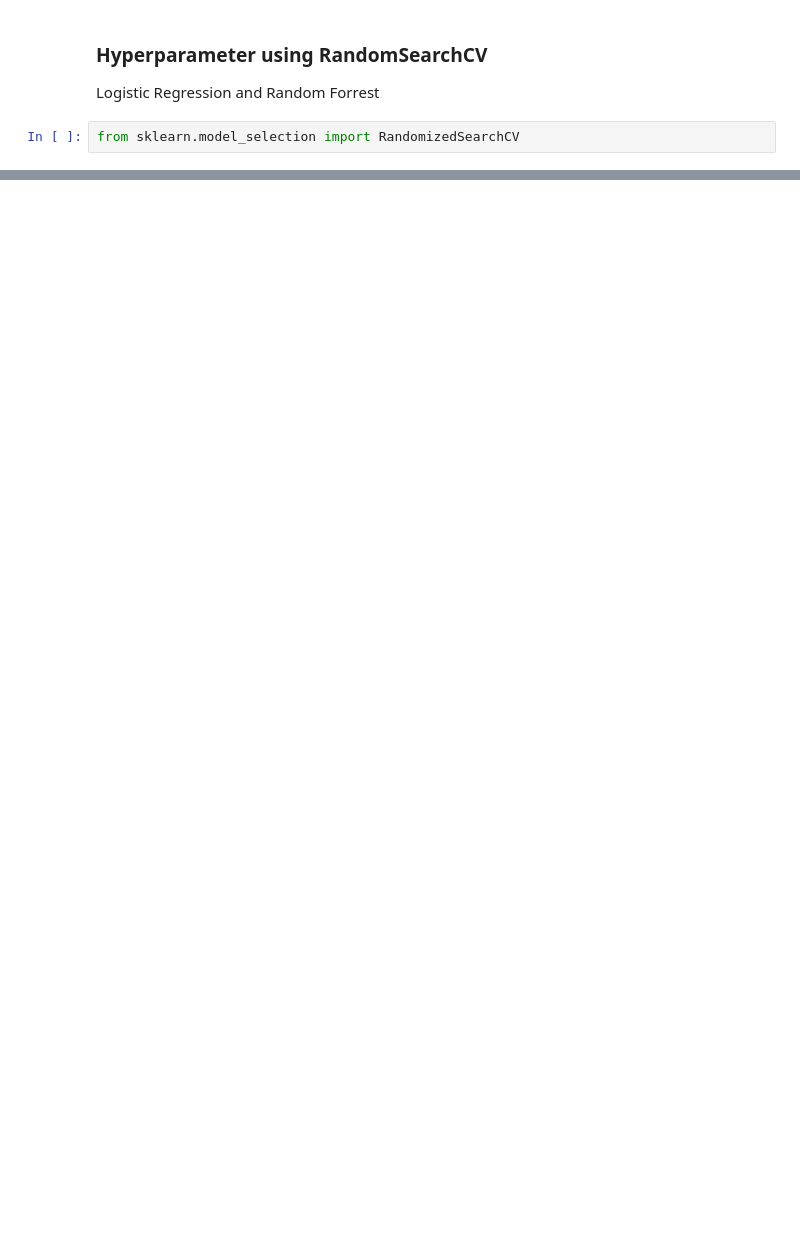
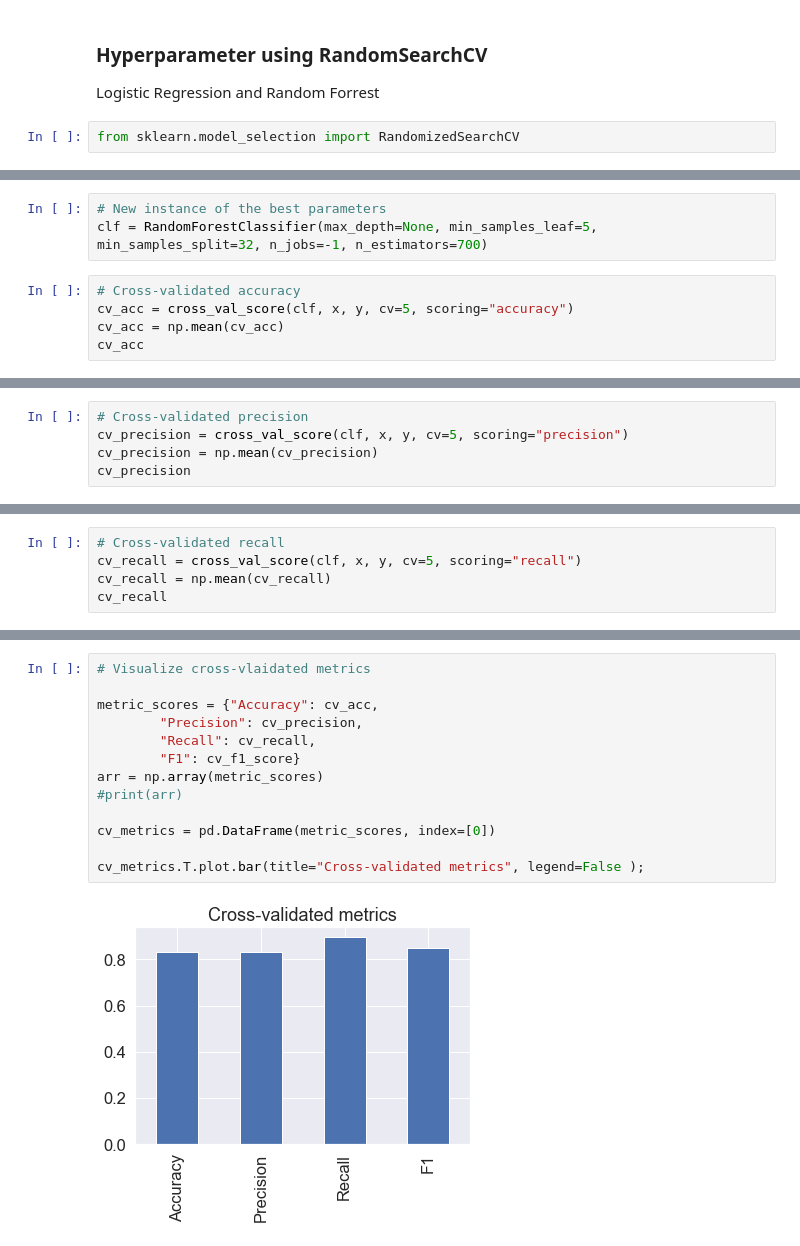
Before and after one commit to LM-01/ML_heart_disease_classification, a Jupyter notebook: Heart_Disease_Classification.ipynb, the cells around one changed output, grey strips where cells are left out. Cells and saved outputs as stored; diff of their text form; blank space fills up the shorter version.

```diff
--- a/Heart_Disease_Classification.ipynb
+++ b/Heart_Disease_Classification.ipynb
@@ -232,0 +397,8 @@ rs_log_reg.score(X_test, y_test)
+# %%
+# New instance of the best parameters
+clf = RandomForestClassifier(max_depth=None, min_samples_leaf=5, min_samples_split=32, n_jobs=-1, n_estimators=700)
+# %%
+# Cross-validated accuracy
+cv_acc = cross_val_score(clf, x, y, cv=5, scoring="accuracy")
+cv_acc = np.mean(cv_acc)
+cv_acc
@@ -232,0 +407,5 @@ rs_log_reg.score(X_test, y_test)
+# %%
+# Cross-validated precision
+cv_precision = cross_val_score(clf, x, y, cv=5, scoring="precision")
+cv_precision = np.mean(cv_precision)
+cv_precision
@@ -232,0 +414,5 @@ rs_log_reg.score(X_test, y_test)
+# %%
+# Cross-validated recall
+cv_recall = cross_val_score(clf, x, y, cv=5, scoring="recall")
+cv_recall = np.mean(cv_recall)
+cv_recall
@@ -232,0 +428,15 @@ rs_log_reg.score(X_test, y_test)
+# %%
+# Visualize cross-vlaidated metrics
+
+metric_scores = {"Accuracy": cv_acc,
+        "Precision": cv_precision,
+        "Recall": cv_recall,
+        "F1": cv_f1_score}
+arr = np.array(metric_scores)
+#print(arr)
+
+cv_metrics = pd.DataFrame(metric_scores, index=[0])
+
+cv_metrics.T.plot.bar(title="Cross-validated metrics", legend=False );
+# %% [output]
+[figure, added]
```
Also changed, not shown: parts of 33 cells of this notebook.
